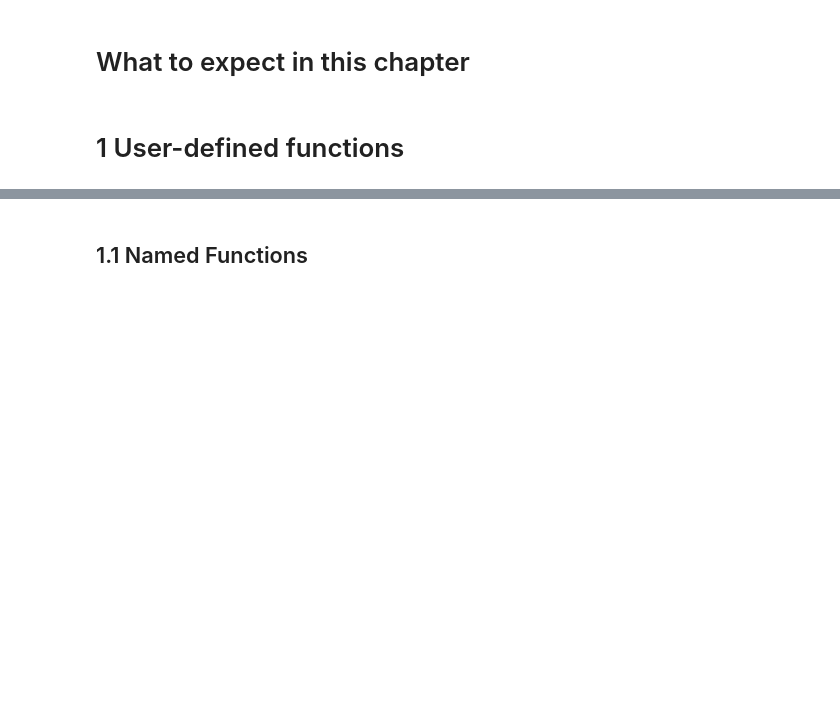
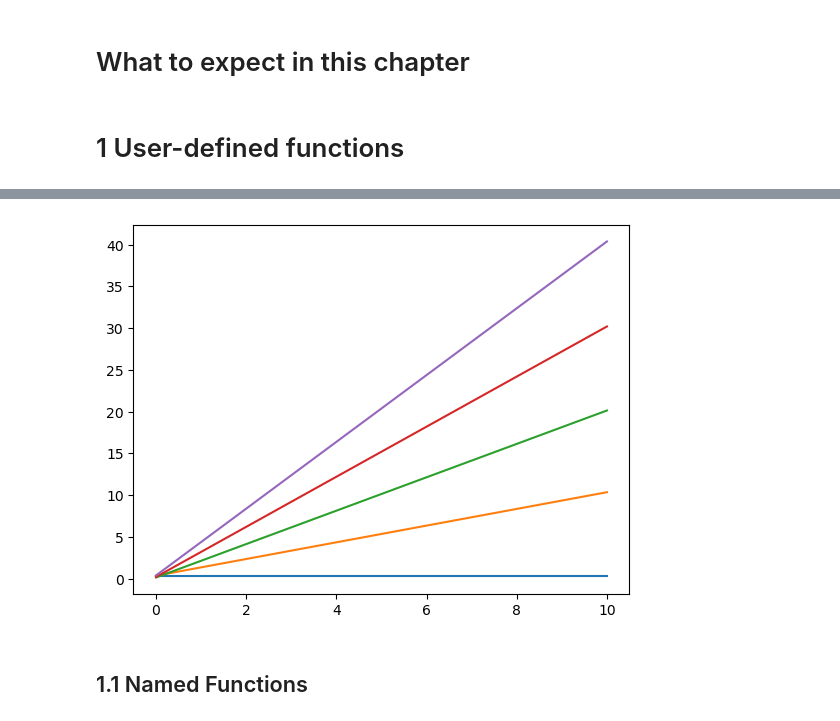
Before and after one commit to SPS-SP2273/learning-portfolio-reneeyeapyewjin, a Jupyter notebook: 5.1_functions/functions_(need).ipynb, the cells around one changed output, grey strips where cells are left out. Saved outputs shown, nothing was run; the diff lists cells and outputs as text; code cells hidden in the pictures; blank space fills up the shorter version.

```diff
--- a/5.1_functions/functions_(need).ipynb
+++ b/5.1_functions/functions_(need).ipynb
@@ -6,0 +65,6 @@
+# %%
+for m in range(5):
+    x,y = my_line_np(m, 0)
+    plt.plot(x,y)
+# %% [output]
+[figure, added]
```
Also changed, not shown: parts of 6 cells of this notebook, 1 other file.
